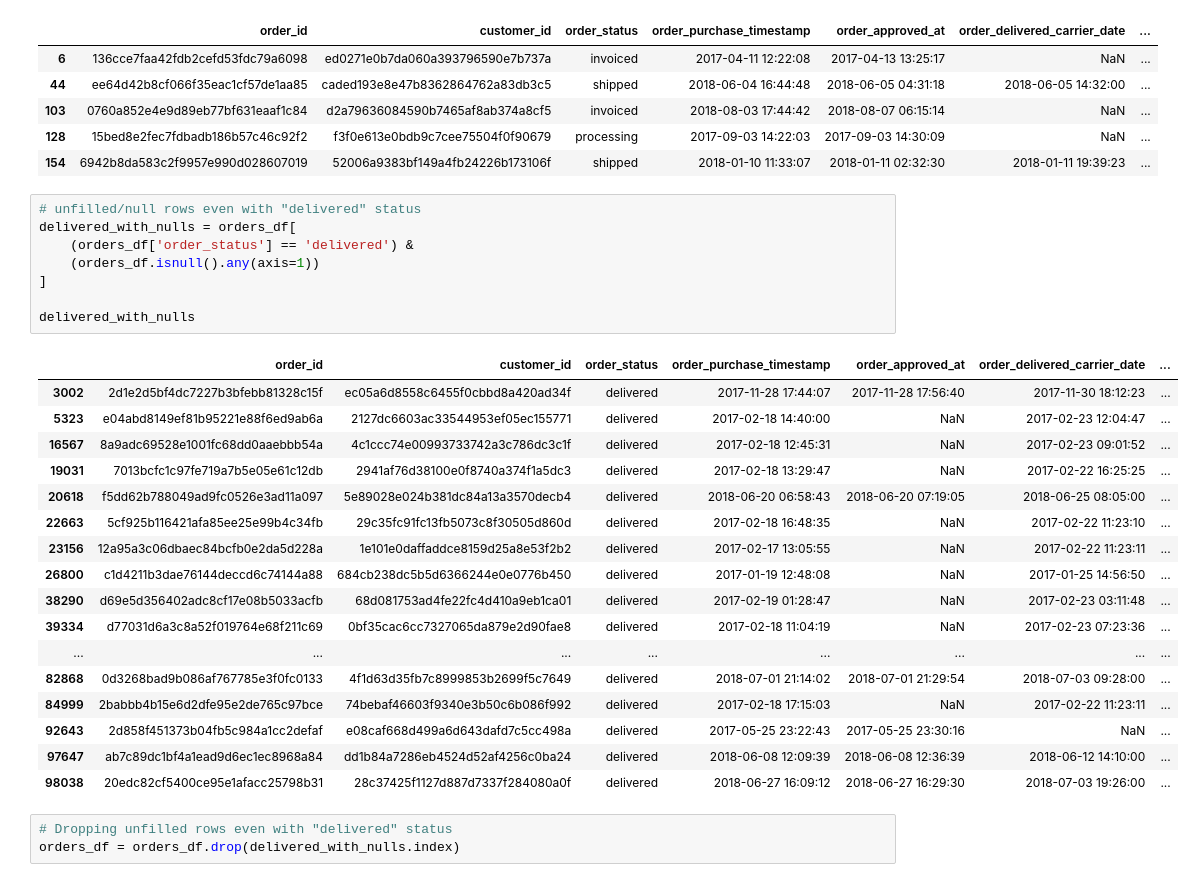
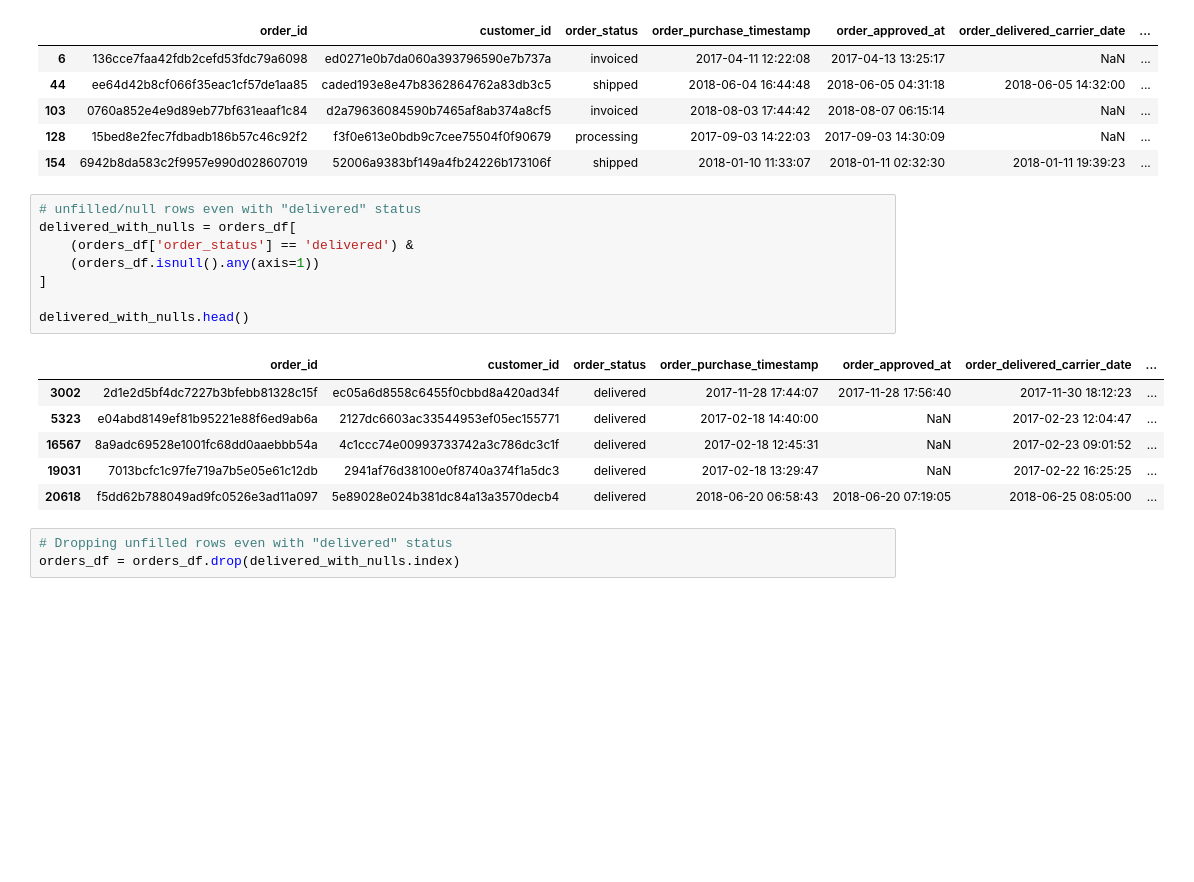
Before and after one commit to Mocuss/FESI-Crew, a Jupyter notebook: EDA.ipynb, the cells around one changed output. Cells and saved outputs as stored; diff of their text form; blank space fills up the shorter version.

```diff
--- a/EDA.ipynb
+++ b/EDA.ipynb
@@ -138,29 +138,18 @@ non_delivered.head()
 # %%
 # unfilled/null rows even with "delivered" status
 delivered_with_nulls = orders_df[
     (orders_df['order_status'] == 'delivered') &
     (orders_df.isnull().any(axis=1))
 ]
 
-delivered_with_nulls
+delivered_with_nulls.head()
 # %% [output]
 |  | order_id | customer_id | order_status | order_purchase_timestamp | order_approved_at | order_delivered_carrier_date | ... |
 | 3002 | 2d1e2d5bf4dc7227b3bfebb81328c15f | ec05a6d8558c6455f0cbbd8a420ad34f | delivered | 2017-11-28 17:44:07 | 2017-11-28 17:56:40 | 2017-11-30 18:12:23 | ... |
 | 5323 | e04abd8149ef81b95221e88f6ed9ab6a | 2127dc6603ac33544953ef05ec155771 | delivered | 2017-02-18 14:40:00 | NaN | 2017-02-23 12:04:47 | ... |
 | 16567 | 8a9adc69528e1001fc68dd0aaebbb54a | 4c1ccc74e00993733742a3c786dc3c1f | delivered | 2017-02-18 12:45:31 | NaN | 2017-02-23 09:01:52 | ... |
 | 19031 | 7013bcfc1c97fe719a7b5e05e61c12db | 2941af76d38100e0f8740a374f1a5dc3 | delivered | 2017-02-18 13:29:47 | NaN | 2017-02-22 16:25:25 | ... |
 | 20618 | f5dd62b788049ad9fc0526e3ad11a097 | 5e89028e024b381dc84a13a3570decb4 | delivered | 2018-06-20 06:58:43 | 2018-06-20 07:19:05 | 2018-06-25 08:05:00 | ... |
-| 22663 | 5cf925b116421afa85ee25e99b4c34fb | 29c35fc91fc13fb5073c8f30505d860d | delivered | 2017-02-18 16:48:35 | NaN | 2017-02-22 11:23:10 | ... |
-| 23156 | 12a95a3c06dbaec84bcfb0e2da5d228a | 1e101e0daffaddce8159d25a8e53f2b2 | delivered | 2017-02-17 13:05:55 | NaN | 2017-02-22 11:23:11 | ... |
-| 26800 | c1d4211b3dae76144deccd6c74144a88 | 684cb238dc5b5d6366244e0e0776b450 | delivered | 2017-01-19 12:48:08 | NaN | 2017-01-25 14:56:50 | ... |
-| 38290 | d69e5d356402adc8cf17e08b5033acfb | 68d081753ad4fe22fc4d410a9eb1ca01 | delivered | 2017-02-19 01:28:47 | NaN | 2017-02-23 03:11:48 | ... |
-| 39334 | d77031d6a3c8a52f019764e68f211c69 | 0bf35cac6cc7327065da879e2d90fae8 | delivered | 2017-02-18 11:04:19 | NaN | 2017-02-23 07:23:36 | ... |
-| ... | ... | ... | ... | ... | ... | ... | ... |
-| 82868 | 0d3268bad9b086af767785e3f0fc0133 | 4f1d63d35fb7c8999853b2699f5c7649 | delivered | 2018-07-01 21:14:02 | 2018-07-01 21:29:54 | 2018-07-03 09:28:00 | ... |
-| 84999 | 2babbb4b15e6d2dfe95e2de765c97bce | 74bebaf46603f9340e3b50c6b086f992 | delivered | 2017-02-18 17:15:03 | NaN | 2017-02-22 11:23:11 | ... |
-| 92643 | 2d858f451373b04fb5c984a1cc2defaf | e08caf668d499a6d643dafd7c5cc498a | delivered | 2017-05-25 23:22:43 | 2017-05-25 23:30:16 | NaN | ... |
-| 97647 | ab7c89dc1bf4a1ead9d6ec1ec8968a84 | dd1b84a7286eb4524d52af4256c0ba24 | delivered | 2018-06-08 12:09:39 | 2018-06-08 12:36:39 | 2018-06-12 14:10:00 | ... |
-| 98038 | 20edc82cf5400ce95e1afacc25798b31 | 28c37425f1127d887d7337f284080a0f | delivered | 2018-06-27 16:09:12 | 2018-06-27 16:29:30 | 2018-07-03 19:26:00 | ... |
 # %%
 # Dropping unfilled rows even with "delivered" status
 orders_df = orders_df.drop(delivered_with_nulls.index)
```
Also changed, not shown: parts of 2 cells of this notebook.
